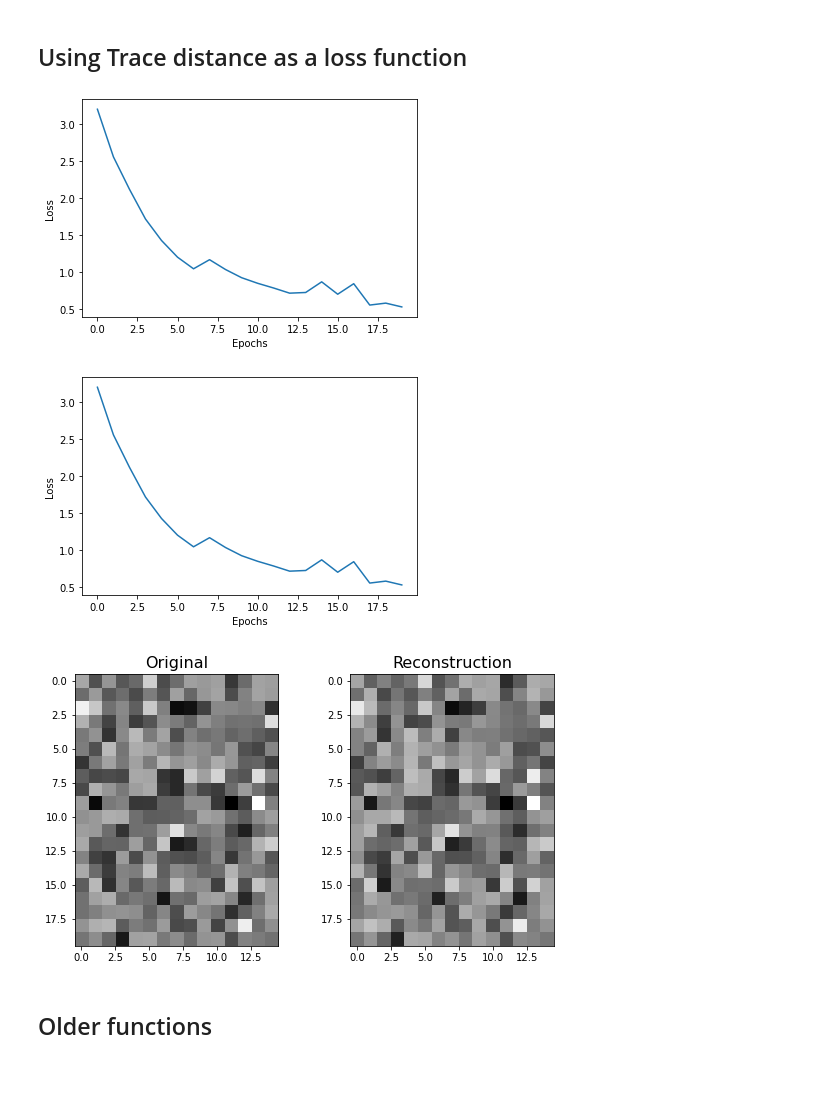
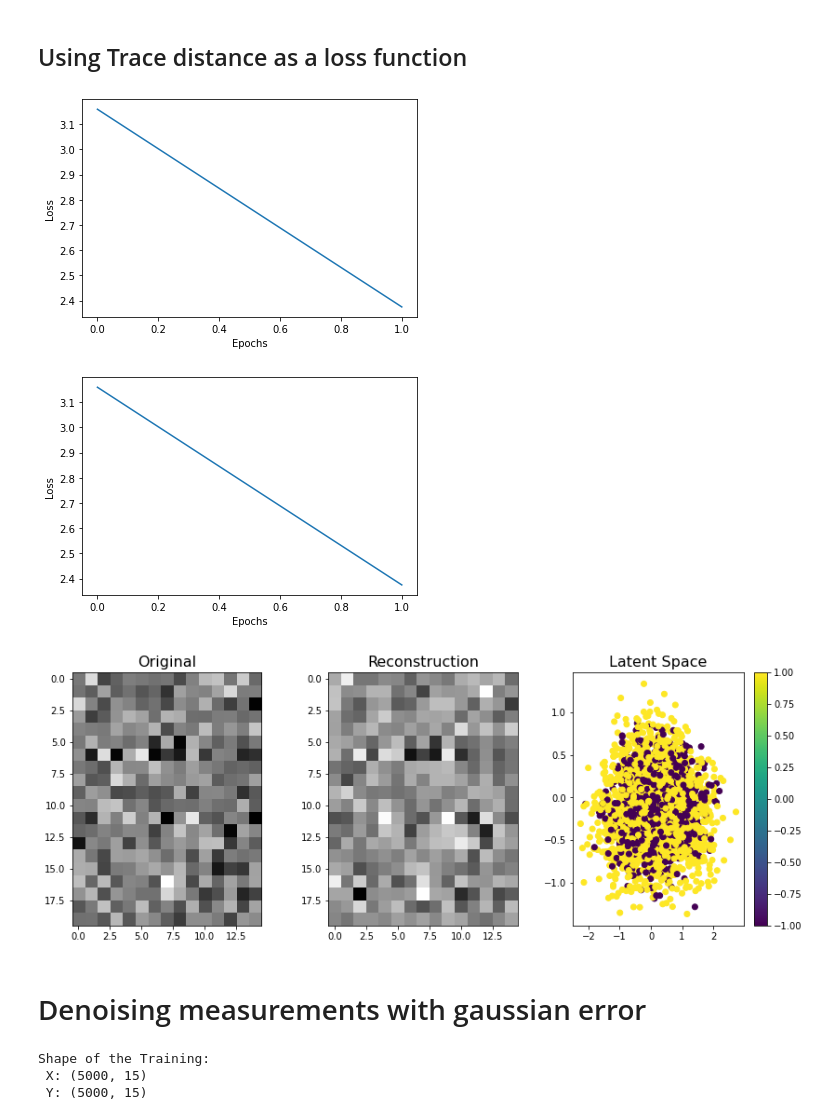
Before and after one commit to nahumsa/DM-Reconstruction, a Jupyter notebook: Reconstruct DM.ipynb, the cells around one changed output. Cells and saved outputs as stored; diff of their text form; code cells hidden in the pictures; blank space fills up the shorter version.

Commit message:
Added denoising

```diff
--- a/Reconstruct DM.ipynb
+++ b/Reconstruct DM.ipynb
@@ -94,38 +111,36 @@ from Utils.Plotter import PeriodicPlotter
 
 r_loss = 10.
 beta = 1e-2
-epochs = 20
+epochs = 2
 
 # Periodic Plotter for loss
 plotter = PeriodicPlotter(sec=5, xlabel='Epochs', ylabel='Loss')
 
 loss_epochs = vae.training(dataset, epochs, r_loss, beta, Plotter=plotter)
 # %% [output]
-[figure, old version]
+[figure, new version]
-[figure, old version]
+[figure, new version]
 # %%
 fig = plt.figure(figsize=(14,5))
 gs = fig.add_gridspec(1, 3)
 ax1 = fig.add_subplot(gs[0, 0])
 ax2 = fig.add_subplot(gs[0, 1])
 
 
 ax1.imshow((X_train[0:20]), cmap="gray")
 ax1.set_title('Original', size=16)
 
 ax2.imshow(vae.predict(X_train[0:20]), cmap="gray")
 ax2.set_title('Reconstruction', size=16)
 
-#z_mean, z_log_var, z = vae.encoder(X_test)
-#z = z.numpy()
+_, _, z = vae.encoder(X_test)
+z = z.numpy()
 
-#ax3 = fig.add_subplot(gs[0, 2])
-#ims = ax3.scatter(z[:,0], z[:,1], c=Y_test)
-#ax3.set_title('Latent Space', size=16)
-#plt.colorbar(ims, ax=ax3)
+ax3 = fig.add_subplot(gs[0, 2])
+ims = ax3.scatter(z[:,0], z[:,1], c=Y_test)
+ax3.set_title('Latent Space', size=16)
+plt.colorbar(ims, ax=ax3)
 
 plt.show()
 # %% [output]
-[figure, old version]
+[figure, new version]
-# %% [markdown]
-## Older functions
@@ -282 +147,22 @@ class Decoder(layers.Layer):
+# %% [markdown]
+# Denoising measurements with gaussian error
+# %%
+from Utils.Dataset import create_x
+n_measurements = len(measurements_train[0])
+noise_factor = 0.9
+
+#Transforming in an np.array
+X_train = np.array(create_x(measurements_train)) + noise_factor*np.random.randn(samples_train,n_measurements)
+Y_train = np.array(create_x(measurements_train))
+labels_train = np.array(labels_train)
+
+X_test = np.array(create_x(measurements_test)) + noise_factor*np.random.randn(samples_test,n_measurements)
+Y_test = np.array(create_x(measurements_test))
+labels_test = np.array(labels_test)
+
+print(f"Shape of the Training: \n X: {X_train.shape} \n Y: {Y_train.shape}")
+# %% [output]
+Shape of the Training:
+ X: (5000, 15)
+ Y: (5000, 15)
 # %%
```
Also changed, not shown: parts of 11 cells of this notebook.
